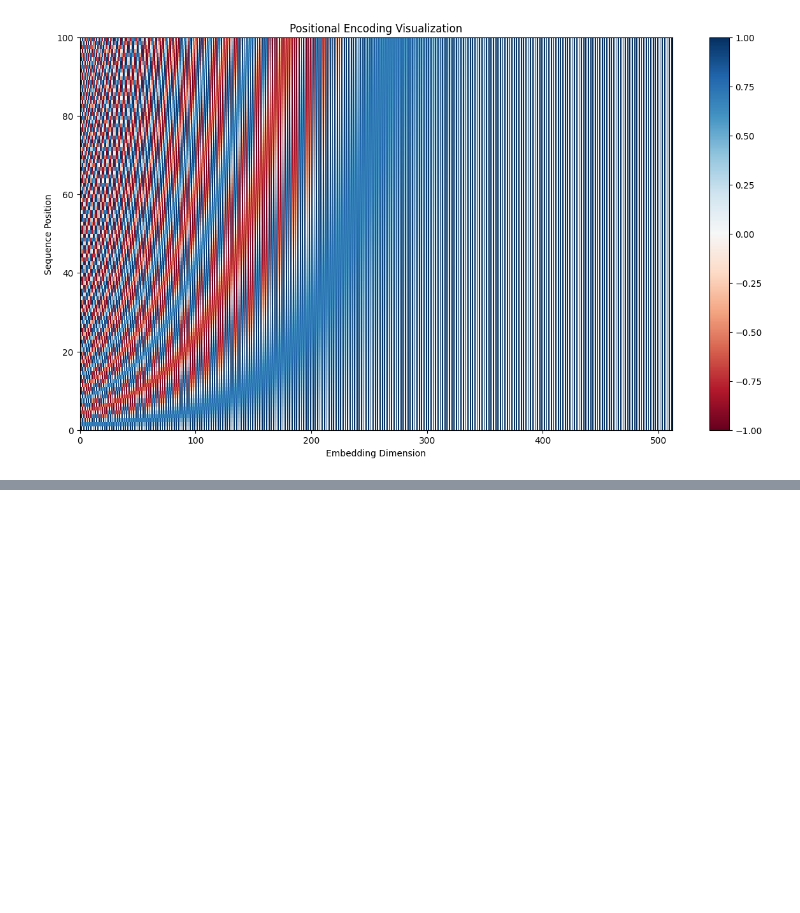
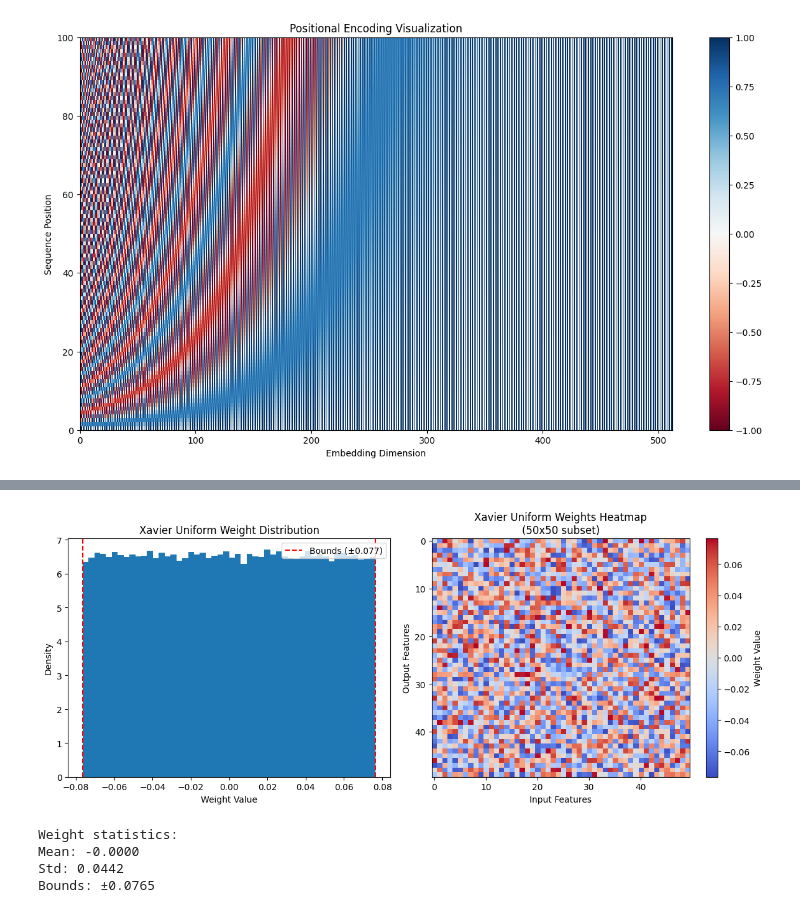
Before and after one commit to TheBormann/Custom-LLM, a Jupyter notebook: notebooks/model_testing.ipynb, the cells around one changed output, grey strips where cells are left out. Drawn from its saved outputs; the diff is of its cells as text; code cells hidden in the pictures; blank space fills up the shorter version.

```diff
--- a/notebooks/model_testing.ipynb
+++ b/notebooks/model_testing.ipynb
@@ -54,0 +208,46 @@ plt.show()
+# %%
+import torch
+import matplotlib.pyplot as plt
+import numpy as np
+
+# Create sample weight matrices
+in_features = 512
+out_features = 512
+a = np.sqrt(6.0 / (in_features + out_features))  # Xavier bound
+
+# Generate weights using Xavier uniform
+weights = torch.nn.init.xavier_uniform_(torch.empty(out_features, in_features))
+
+plt.figure(figsize=(12, 5))
+
+# Distribution plot
+plt.subplot(121)
+plt.hist(weights.numpy().flatten(), bins=50, density=True)
+plt.title('Xavier Uniform Weight Distribution')
+plt.xlabel('Weight Value')
+plt.ylabel('Density')
+plt.axvline(x=-a, color='r', linestyle='--', label=f'Bounds (±{a:.3f})')
+plt.axvline(x=a, color='r', linestyle='--')
+plt.legend()
+
+# Heatmap of a subset of weights
+plt.subplot(122)
+plt.imshow(weights[:50, :50].numpy(), cmap='coolwarm', aspect='auto')
+plt.colorbar(label='Weight Value')
+plt.title('Xavier Uniform Weights Heatmap\n(50x50 subset)')
+plt.xlabel('Input Features')
+plt.ylabel('Output Features')
+
+plt.tight_layout()
+plt.show()
+
+print(f"Weight statistics:")
+print(f"Mean: {weights.mean():.4f}")
+print(f"Std: {weights.std():.4f}")
+print(f"Bounds: ±{a:.4f}")
+# %% [output]
+[figure, added]
+Weight statistics:
+Mean: -0.0000
+Std: 0.0442
+Bounds: ±0.0765
```
Also changed, not shown: parts of 10 cells of this notebook, 1 other file.
